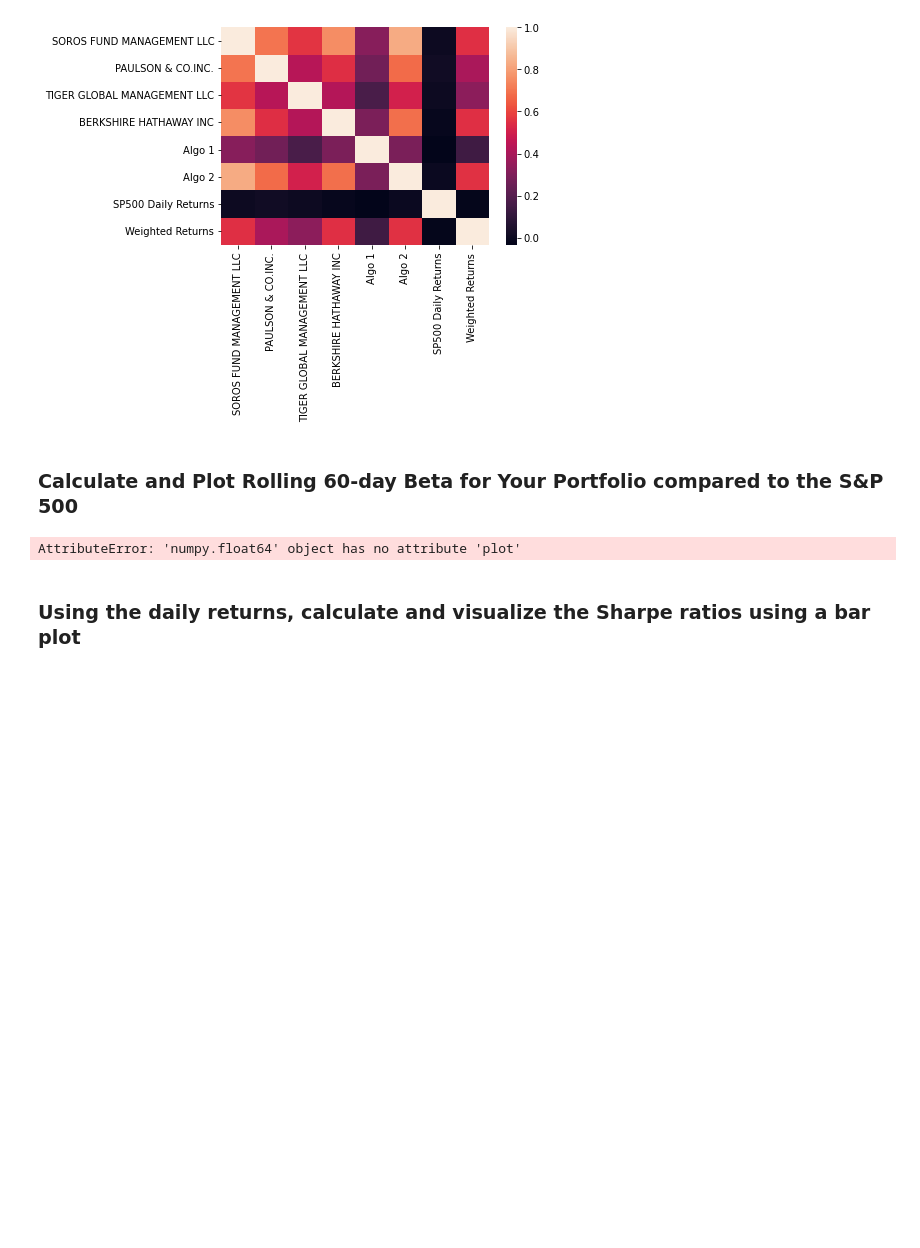
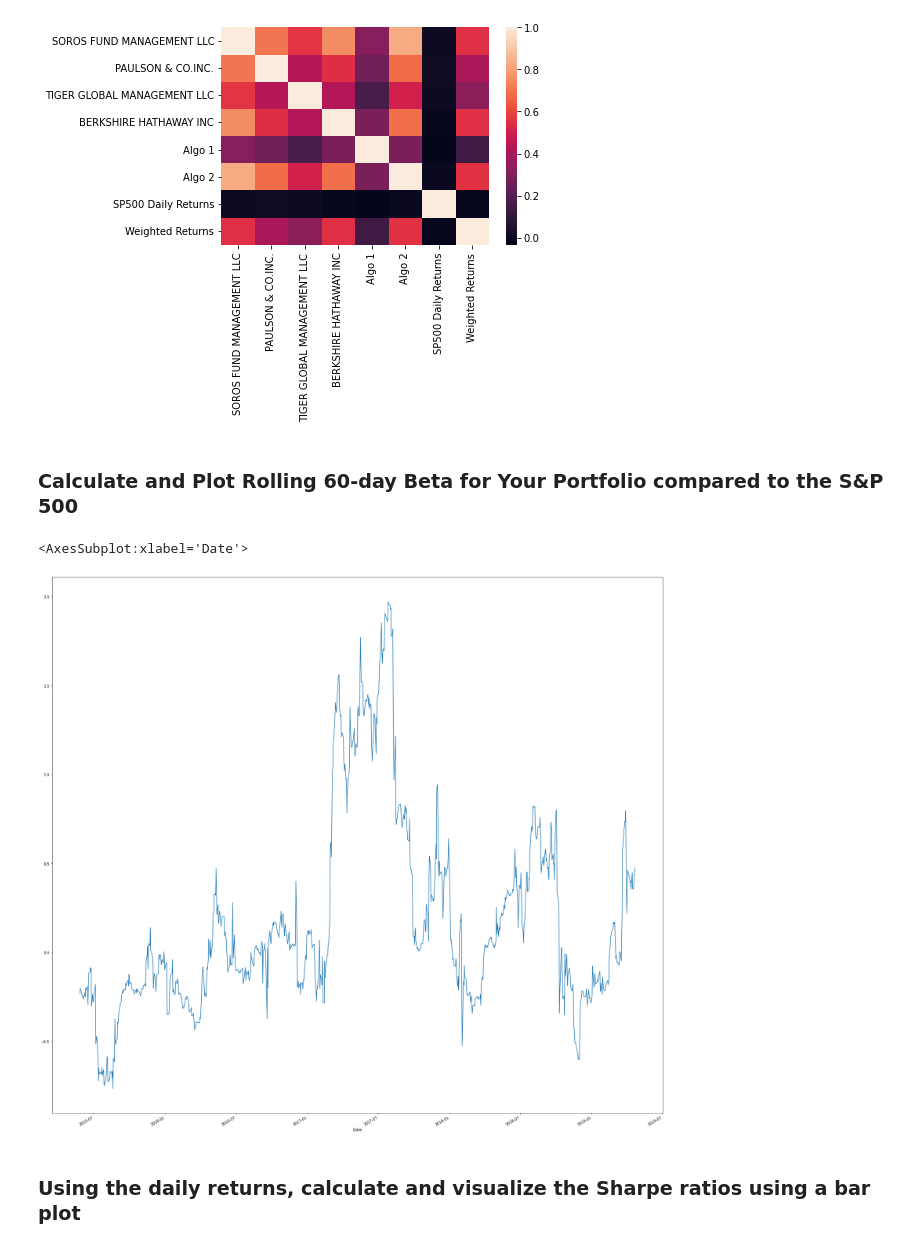
Before and after one commit to Avrpatel/Homework-3-Pandas, a Jupyter notebook: Starter_Code/whale_analysis.ipynb, the cells around one changed output. Cells and saved outputs as stored; diff of their text form; code cells hidden in the pictures; blank space fills up the shorter version.

```diff
--- a/Starter_Code/whale_analysis.ipynb
+++ b/Starter_Code/whale_analysis.ipynb
@@ -603,23 +614,34 @@ sns.heatmap(main_port_corr)
 # %%
 # Calculate and plot Beta
 
 main_port_cov =main_port['Weighted Returns'].cov(main_port['SP500 Daily Returns'])
 
 
 # Calculate variance of S&P 500
 
-sp500_vari = main_port['SP500 Daily Returns'].var()
+sp500_variance = main_port['SP500 Daily Returns'].var()
 # sp500_vari
 
 # Computing beta
 
-main_port_beta = main_port_cov / sp500_vari
+main_port_beta = main_port_cov / sp500_variance
 
 
 # Plot beta trend
-main_port_beta.plot(figsize=(20,15))
+# main_port_beta.plot(figsize=(20,15))
+
+# Calculate and Plot Rolling 60-day Beta for Your Portfolio compared to the S&P 500
+
+rolling_main_port_cov = main_port['Weighted Returns'].rolling(window=60).cov(main_port['SP500 Daily Returns'])
+
+rolling_sp500_variance_2 = main_port['SP500 Daily Returns'].rolling(window=60).var()
+
+rolling_main_port_beta = rolling_main_port_cov / rolling_sp500_variance_2
+
+rolling_main_port_beta.plot(figsize=(30,30))
 # %% [output]
-AttributeError: 'numpy.float64' object has no attribute 'plot'
+<AxesSubplot:xlabel='Date'>
+[figure, added]
 # %% [markdown]
 ### Using the daily returns, calculate and visualize the Sharpe ratios using a bar plot
 # %%
```
Also changed, not shown: parts of 3 cells of this notebook.
